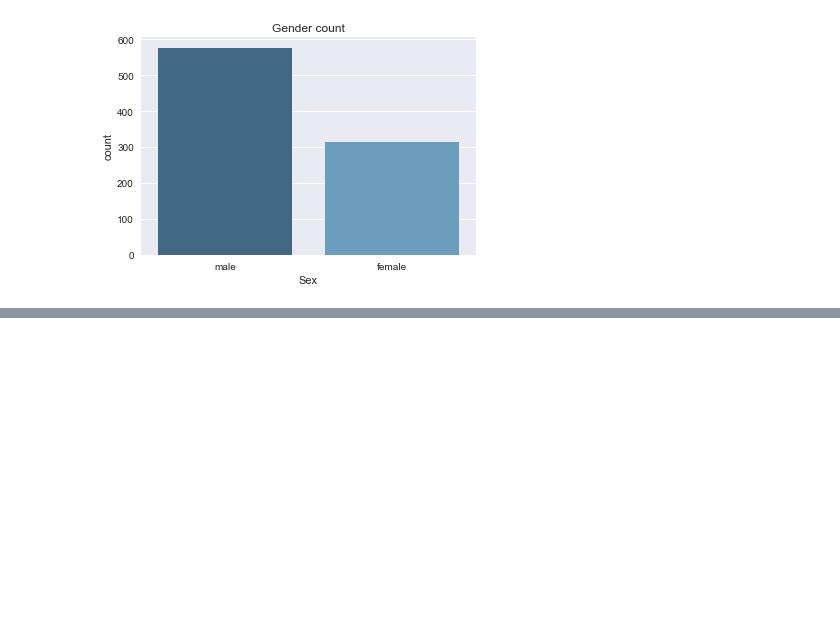
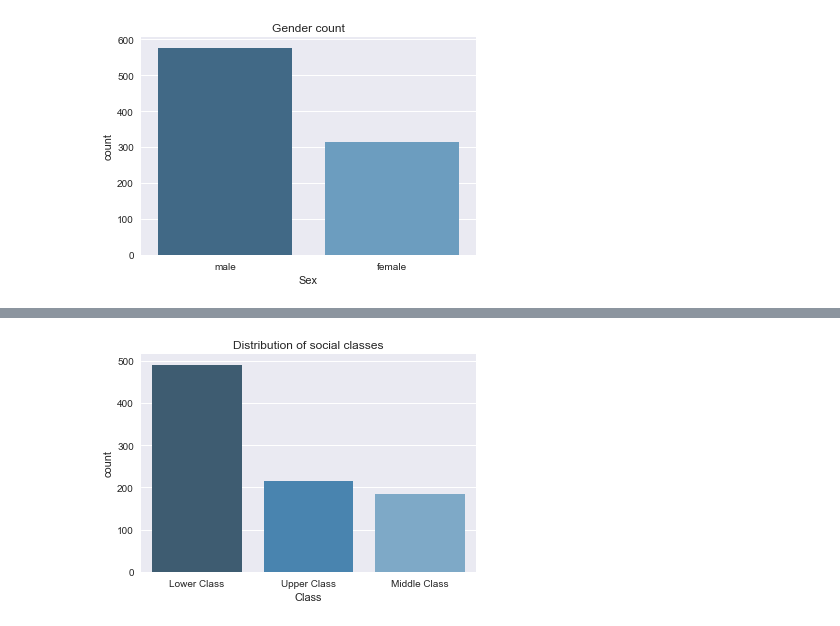
Before and after one commit to samyanez94/Titanic-Dataset-Investigation, a Jupyter notebook: Titanic Dataset Investigation.ipynb, the cells around one changed output, grey strips where cells are left out. Saved outputs shown, nothing was run; the diff lists cells and outputs as text; code cells hidden in the pictures; blank space fills up the shorter version.

```diff
--- a/Titanic Dataset Investigation.ipynb
+++ b/Titanic Dataset Investigation.ipynb
@@ -165,0 +191,7 @@ sns.plt.show()
+# %%
+# Distribution of social classes
+distribution_of_class = sns.countplot(x="Class", data=titanic_data, palette="Blues_d")
+distribution_of_class.set_title("Distribution of social classes")
+plt.show(distribution_of_class)
+# %% [output]
+[figure, added]
```
Also changed, not shown: parts of 21 cells of this notebook.
